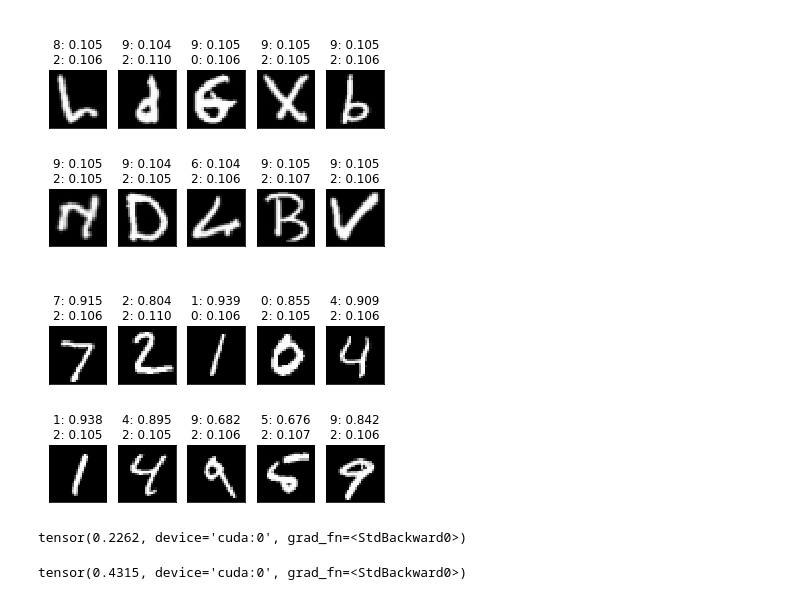
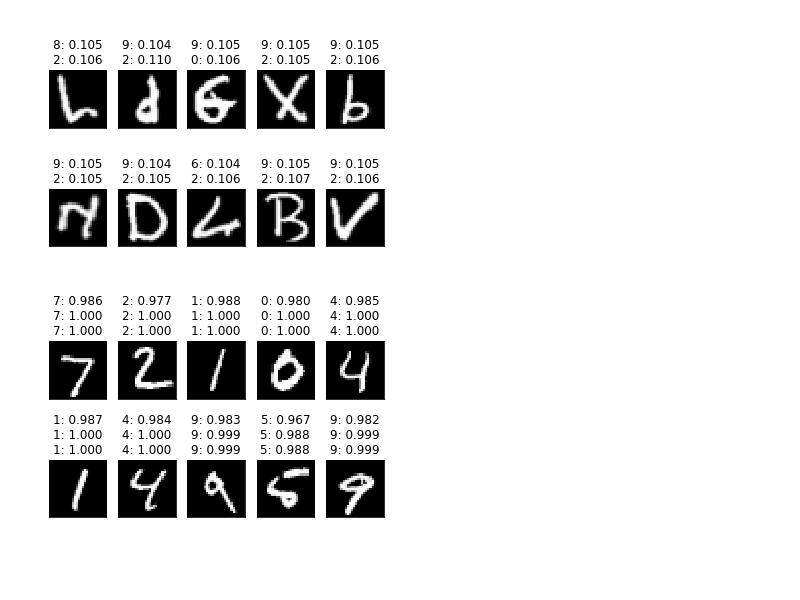
Before and after one commit to AlexMeinke/certified-certain-uncertainty, a Jupyter notebook: GMM.ipynb, the cells around one changed output. Saved outputs shown, nothing was run; the diff lists cells and outputs as text; code cells hidden in the pictures; blank space fills up the shorter version.

```diff
--- a/GMM.ipynb
+++ b/GMM.ipynb
@@ -134,21 +134,10 @@ plotting.plot_samples([y, y_base], data)
 # %%
 data = enumerate(dl.MNIST_test_loader).__next__()[1][0]
 y = gmm_model(data.to(device))
-#y2 = gmm_model_pca(data.to(device))
-#y_base = base_model(data.to(device))
+y2 = gmm_model.base_model(data.to(device))
+y_base = model(data.to(device))
 
-#plotting.plot_samples([y, y2, y_base], data)
-plotting.plot_samples([y, y_base], data)
+plotting.plot_samples([y, y2, y_base], data)
+#plotting.plot_samples([y], data)
 # %% [output]
-[figure, old version]
+[figure, new version]
-# %%
-e = enumerate(dl.MNIST_test_loader)
-data = e.__next__()[1][0]
-torch.logsumexp(gmm(data.view(-1,784).to(device)), 0).std()
-# %% [output]
-tensor(0.2262, device='cuda:0', grad_fn=<StdBackward0>)
-# %%
-data = enumerate(dl.EMNIST_test_loader).__next__()[1][0]
-torch.logsumexp(gmm(data.view(-1,784).to(device)), 0).std()
-# %% [output]
-tensor(0.4315, device='cuda:0', grad_fn=<StdBackward0>)
```
Also changed, not shown: parts of 10 cells of this notebook, 7 other files.
